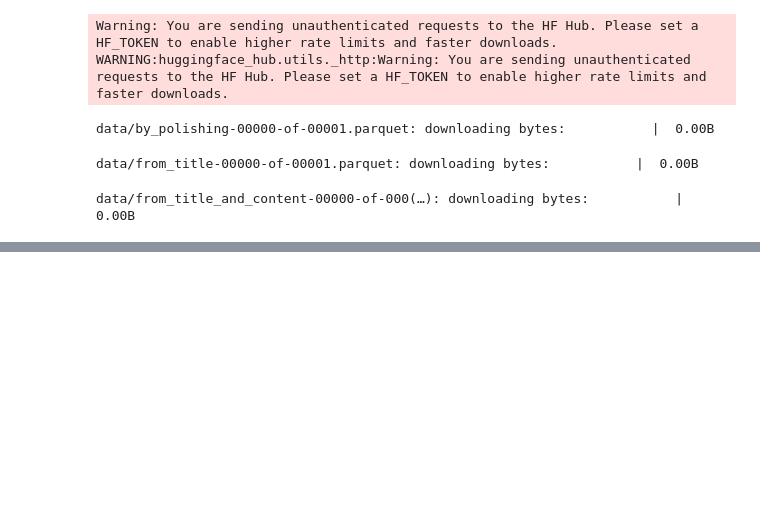
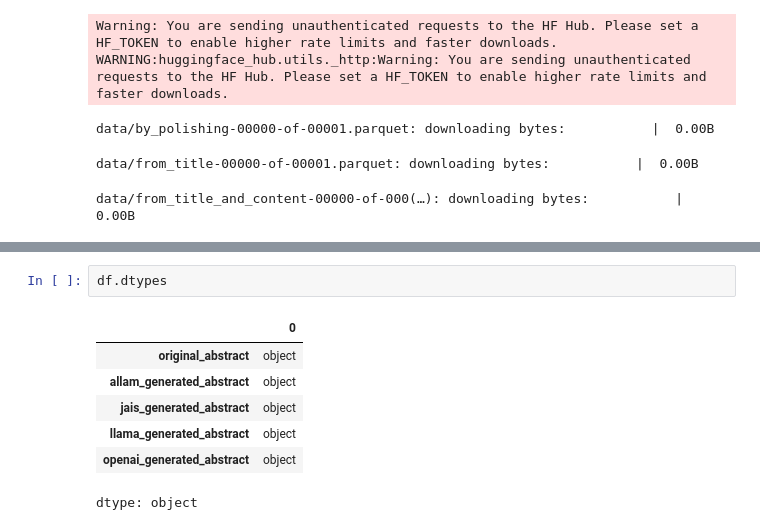
Before and after one commit to Fatimhprog/AI-Generated-Text-Detection-MSIS822, a Jupyter notebook: notebooks/Untitled1.ipynb, the cells around one changed output, grey strips where cells are left out. Saved outputs shown, nothing was run; the diff lists cells and outputs as text; blank space fills up the shorter version.

```diff
--- a/notebooks/Untitled1.ipynb
+++ b/notebooks/Untitled1.ipynb
@@ -64,0 +48,10 @@ np.int64(0)
+# %%
+df.dtypes
+# %% [output]
+|  | 0 |
+| original_abstract | object |
+| allam_generated_abstract | object |
+| jais_generated_abstract | object |
+| llama_generated_abstract | object |
+| openai_generated_abstract | object |
+dtype: object
```
Also changed, not shown: parts of 19 cells of this notebook.
